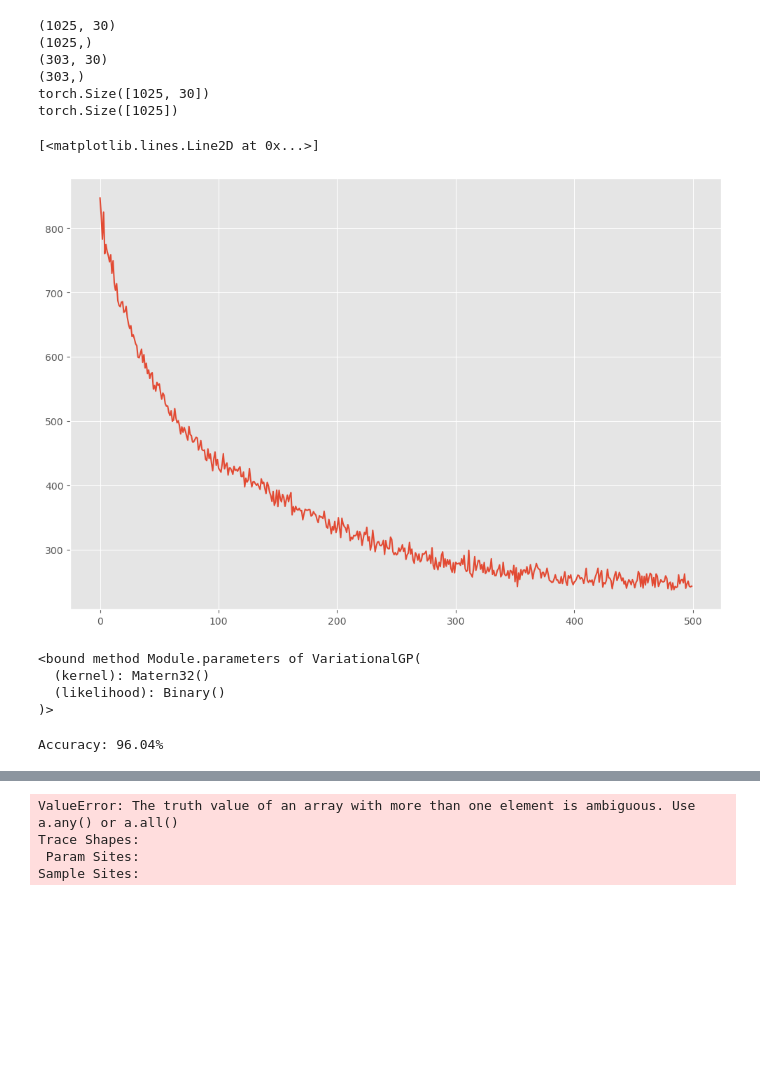
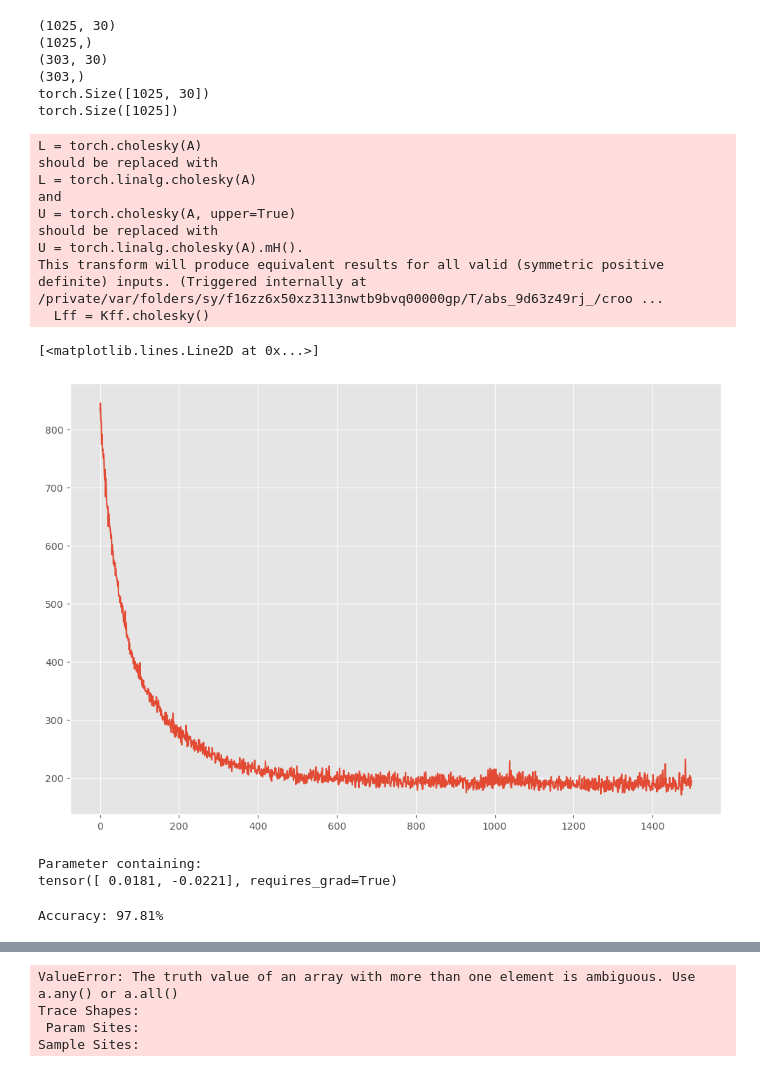
Before and after one commit to Frederik12345678/MBML-Water_quality, a Jupyter notebook: GP+LinReg.ipynb, the cells around one changed output, grey strips where cells are left out. Cells and saved outputs as stored; diff of their text form; code cells hidden in the pictures; blank space fills up the shorter version.

```diff
--- a/GP+LinReg.ipynb
+++ b/GP+LinReg.ipynb
@@ -175,7 +261,7 @@ X_test_tensor = torch.tensor(X_test.astype('float')).float()
 y_test_tensor = torch.tensor(y_test).float()
 #print(y_train_tensor)
 
-
+p,n = X_train.shape
 
 print(X_train.shape)
 print(y_train.shape)
@@ -194,62 +280,74 @@ torch.Size([1025])
 # %%
 
 # initialize the kernel, likelihood, and model
 pyro.clear_param_store()
 #kernel = gp.kernels.RBF(input_dim=13, lengthscale=torch.ones(13)) # 96.37% accuracy
-kernel = gp.kernels.Matern32(input_dim=13, lengthscale=torch.ones(13)) # 99.01% accuracy
+kernel = gp.kernels.Matern32(input_dim=n-2, lengthscale=torch.ones(n-2)) # 99.01% accuracy
 likelihood = gp.likelihoods.Binary()
 
 # turn on "whiten" flag for more stable optimization
 #vsgp = VariationalGP(X_train_tensor.reshape(-1, 13), y_train_tensor.reshape(-1), kernel, likelihood=likelihood, whiten=True, jitter=1e-6)
 
-model = gp.models.VariationalGP(
+model = VariationalGP(
     X_train_tensor,
     y_train_tensor,
     kernel,
     likelihood=likelihood,
     whiten=True,
     jitter=1e-03,
     latent_shape=torch.Size([]),
 )
 
 # instead of defining our own training loop, we will
 # use the built-in support provided by the GP module
-num_steps = 500
+num_steps = 1500
 #losses = gp.util.train(vsgp, num_steps=num_steps)
 losses = gp.util.train(model, num_steps=num_steps)
 #plt.plot(losses);
 #jitter = 1e-6
 #Lff = torch.cholesky(Kff + jitter * torch.eye(Kff.shape[0]))¨
 
 plt.plot(losses)
 # %% [output]
-[<matplotlib.lines.Line2D at 0x...>]
+L = torch.cholesky(A)
+should be replaced with
+L = torch.linalg.cholesky(A)
+and
+U = torch.cholesky(A, upper=True)
+should be replaced with
+U = torch.linalg.cholesky(A).mH().
+This transform will produce equivalent results for all valid (symmetric positive definite) inputs. (Triggered internally at /private/var/folders/sy/f16zz6x50xz3113nwtb9bvq00000gp/T/abs_9d63z49rj_/croo ...
+  Lff = Kff.cholesky()
+[<matplotlib.lines.Line2D at 0x...>]
-[figure, old version]
+[figure, new version]
 # %%
-test = model.parameters
 
-print(test)
 
+print(model.f_bin)
 
 #output, cov, beta_lin = model.forward(X_test_tensor)
 #print("Beta:", beta_lin.item())  # Printing the value of beta_lin
 # %% [output]
-<bound method Module.parameters of VariationalGP(
-  (kernel): Matern32()
-  (likelihood): Binary()
-)>
+Parameter containing:
+tensor([ 0.0181, -0.0221], requires_grad=True)
 # %%
 #mean, var = model(X_train_tensor)
 #y_hat = model.likelihood(mean, var)
 
 #print(f"Accuracy: {(y_hat==y_train_tensor).sum()*100/(len(y_train_tensor)) :0.2f}%")
+acc = []
+for i in range(1000):
+    mean, var, linout = model(X_test_tensor)
 
-mean, var = model(X_test_tensor)
-y_hat = model.likelihood(mean, var)
+    #throw it through model likelihood to get prediction
+    y_hat = model.likelihood(mean+linout, var)
+    #print(y_hat)
+    acc.append((y_hat==y_test_tensor).sum()*100/(len(y_test_tensor)))
 
-print(f"Accuracy: {(y_hat==y_test_tensor).sum()*100/(len(y_test_tensor)) :0.2f}%")
+
+print(f"Accuracy: {np.mean(acc) :0.2f}%")
 # %% [output]
-Accuracy: 96.04%
+Accuracy: 97.81%
 # %%
 #cm = confusion_matrix(y_train_tensor, y_hat, labels=[0, 1])
 #ConfusionMatrixDisplay(cm).plot()
```
Also changed, not shown: parts of 4 cells of this notebook.
